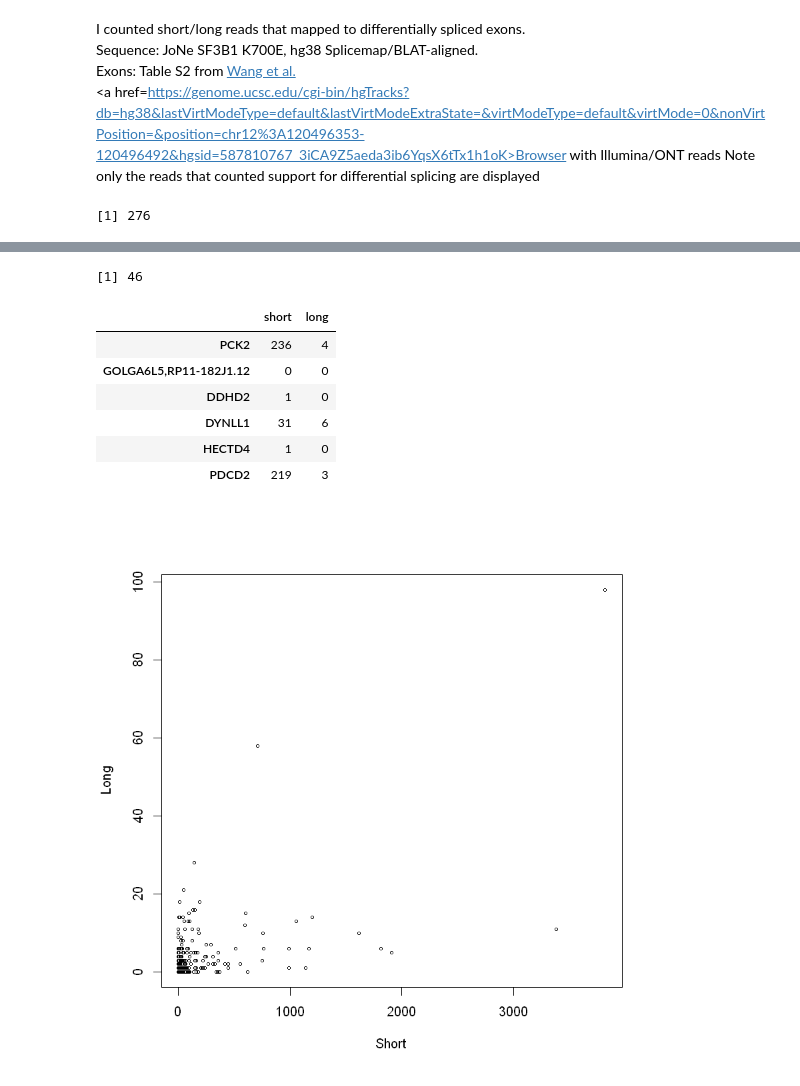
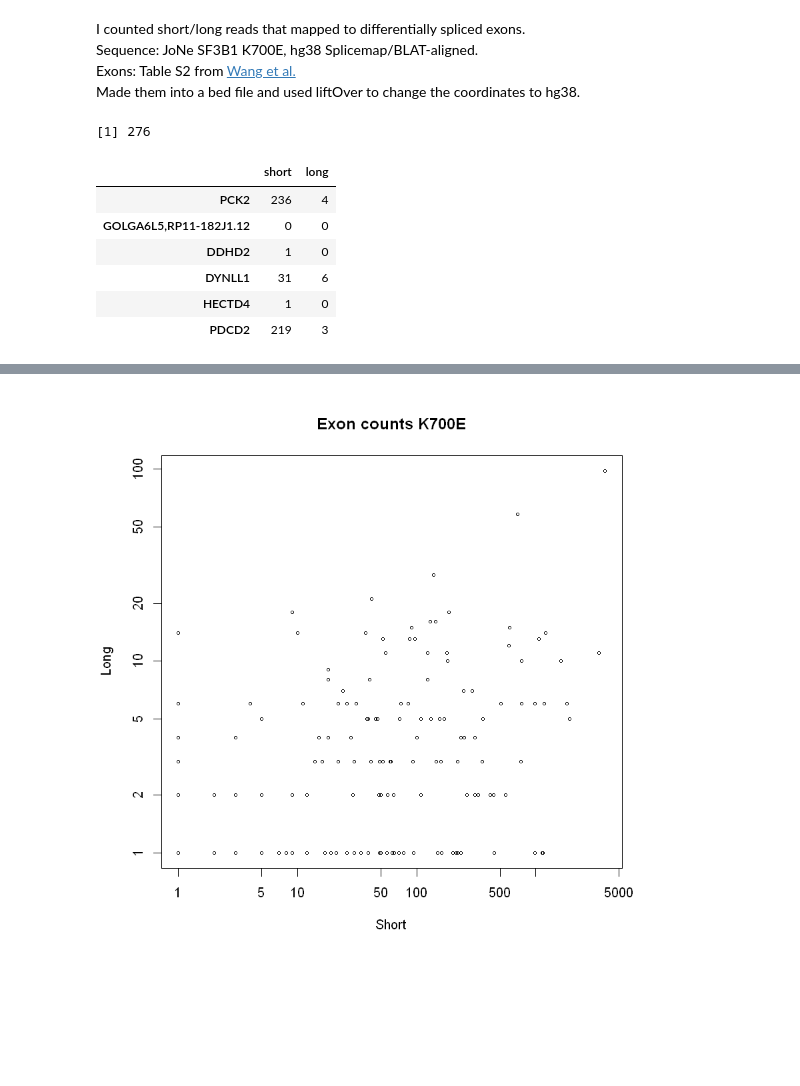
Before and after one commit to belgravia/jupyter-notebooks, a Jupyter notebook: SF3B1 CLL.ipynb, the cells around one changed output, grey strips where cells are left out. Drawn from its saved outputs; the diff is of its cells as text; code cells hidden in the pictures; blank space fills up the shorter version.

```diff
--- a/SF3B1 CLL.ipynb
+++ b/SF3B1 CLL.ipynb
@@ -2,17 +2,21 @@
 I counted short/long reads that mapped to differentially spliced exons. <br>
 Sequence: JoNe SF3B1 K700E, hg38 Splicemap/BLAT-aligned. <br>
 Exons: Table S2 from <a href=http://www.cell.com/cancer-cell/fulltext/S1535-6108(16)30492-5>Wang et al.</a> <br>
-<a href=https://genome.ucsc.edu/cgi-bin/hgTracks?db=hg38&lastVirtModeType=default&lastVirtModeExtraState=&virtModeType=default&virtMode=0&nonVirtPosition=&position=chr12%3A120496353-120496492&hgsid=587810767_3iCA9Z5aeda3ib6YqsX6tTx1h1oK>Browser with Illumina/ONT reads</a>
-Note only the reads that counted support for differential splicing are displayed
+Made them into a bed file and used liftOver to change the coordinates to hg38.
 # %%
 setwd('~/bme')
-short = read.table('shortread_junction_support.txt', fill=T)
-long = read.table('longread_junction_support.txt', fill=T)
-df = data.frame(short=short$V2, long=long$V2)
-rownames(df) = short$V1
-nrow(df)  # total number differentially spliced genes
-nrow(df[df$long==0 & df$short==0,])  # missing data
-nrow(df[df$long>0 & df$short==0,])  #
+short = read.table('shortread_junction_support_exon.txt', fill=T)
+long = read.table('longread_junction_support_exon.txt', fill=T)
+df = data.frame(short=short$V2, long=long$V2, row.names=short$V1)
+nrow(df)  # printed: total number differentially spliced genes
 head(df)
+plot(df$short, df$long, xlab='Short', ylab='Long', cex=0.5, log='xy', main='Exon counts K700E')  # log base 10
 # %% [output]
 [1] 276
+|  | short | long |
+| PCK2 | 236 | 4 |
+| GOLGA6L5,RP11-182J1.12 | 0 | 0 |
+| DDHD2 | 1 | 0 |
+| DYNLL1 | 31 | 6 |
+| HECTD4 | 1 | 0 |
+| PDCD2 | 219 | 3 |
@@ -20,12 +26 @@ head(df)
-[1] 46
-|  | short | long |
-| PCK2 | 236 | 4 |
-| GOLGA6L5,RP11-182J1.12 | 0 | 0 |
-| DDHD2 | 1 | 0 |
-| DYNLL1 | 31 | 6 |
-| HECTD4 | 1 | 0 |
-| PDCD2 | 219 | 3 |
+[figure, added]
-# %%
-plot(df$short, df$long, xlab='Short', ylab='Long', cex=0.5)
-# %% [output]
-[figure, removed]
```
Also changed, not shown: parts of 17 cells of this notebook, 3 other files.
